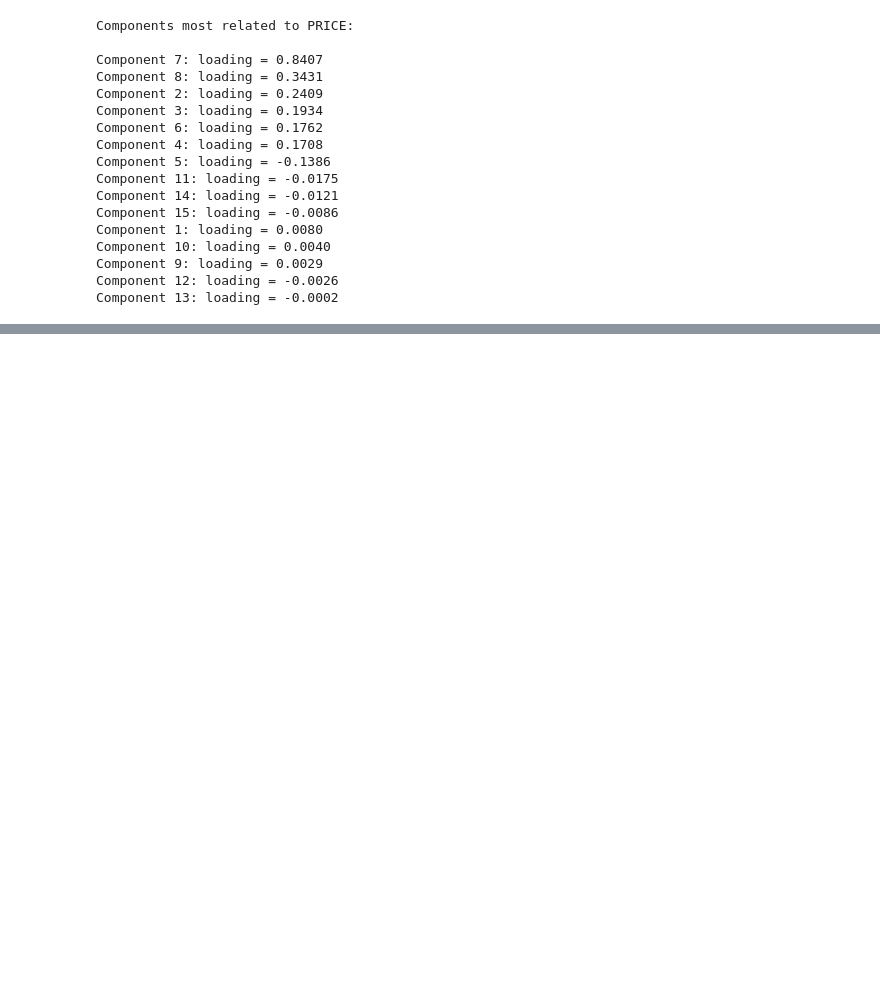
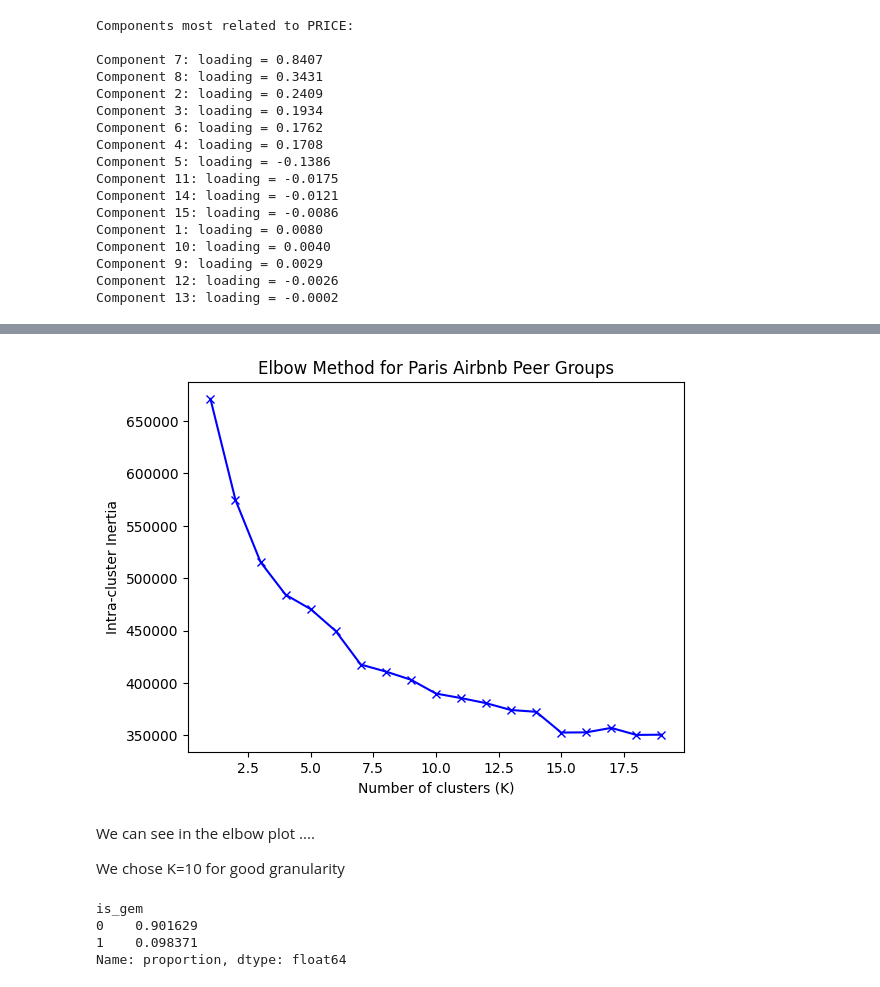
Before and after one commit to lucaszetterberg/Airbnb-Paris-Analysis, a Jupyter notebook: airbnb.ipynb, the cells around one changed output, grey strips where cells are left out. Cells and saved outputs as stored; diff of their text form; code cells hidden in the pictures; blank space fills up the shorter version.

Commit message:
added k-means clustering of different listings and visualization over paris map

```diff
--- a/airbnb.ipynb
+++ b/airbnb.ipynb
@@ -156,0 +211,30 @@ Component 13: loading = -0.0002
+# %%
+from sklearn.cluster import MiniBatchKMeans
+import matplotlib.pyplot as plt
+
+# Features for clustering (excluding price)
+cluster_features = [f for f in features if f != "price"]
+X = df_cleaned[cluster_features]
+scaler=StandardScaler()
+X=scaler.fit_transform(X)
+
+inertia = []
+K_range = range(1, 20)
+
+for k in K_range:
+    kmeans = MiniBatchKMeans(n_clusters=k, random_state=42, batch_size=1024)
+    kmeans.fit(X)
+    inertia.append(kmeans.inertia_)
+
+# Plotting the Elbow Curve
+plt.plot(K_range, inertia, 'bx-')
+plt.xlabel('Number of clusters (K)')
+plt.ylabel('Intra-cluster Inertia')
+plt.title('Elbow Method for Paris Airbnb Peer Groups')
+plt.show()
+# %% [output]
+[figure, added]
+# %% [markdown]
+We can see in the elbow plot ....
+
+We chose K=10 for good granularity
@@ -156,0 +254,28 @@ Component 13: loading = -0.0002
+# %%
+# Sensitivity parameter
+sensitivity = 0.3
+
+# Calculate Robust Statistics for each cluster (as before)
+cluster_robust_stats = df_cleaned.groupby('cluster_id')['price'].quantile([0.25, 0.75]).unstack()
+cluster_robust_stats.columns = ['q1_price', 'q3_price']
+cluster_robust_stats['iqr_price'] = cluster_robust_stats['q3_price'] - cluster_robust_stats['q1_price']
+cluster_robust_stats['gem_threshold'] = cluster_robust_stats['q1_price'] - (sensitivity * cluster_robust_stats['iqr_price'])
+
+# Remove any old threshold or is_gem columns if they exist
+cols_to_remove = [c for c in df_cleaned.columns if 'gem_threshold' in c or 'is_gem' in c]
+df_cleaned = df_cleaned.drop(columns=cols_to_remove)
+
+# Merge back to the main dataframe safely
+# We reset_index on cluster_robust_stats because 'cluster_id' is currently its index
+df_cleaned = df_cleaned.merge(cluster_robust_stats[['gem_threshold']], on='cluster_id')
+
+# Apply the final Label
+df_cleaned['is_gem'] = (df_cleaned['price'] < df_cleaned['gem_threshold']).astype(int)
+
+# Check the distribution
+print(df_cleaned['is_gem'].value_counts(normalize=True))
+# %% [output]
+is_gem
+0    0.901629
+1    0.098371
+Name: proportion, dtype: float64
```
Also changed, not shown: parts of 12 cells of this notebook.
